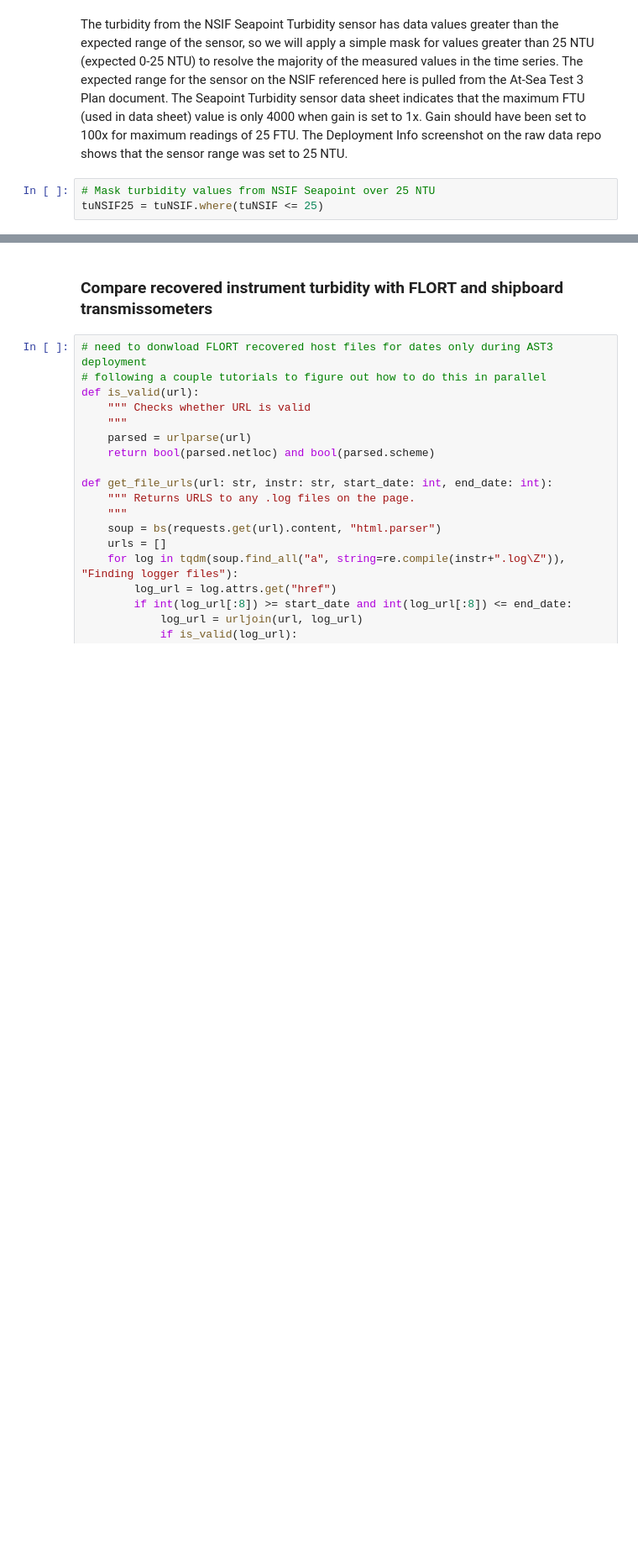
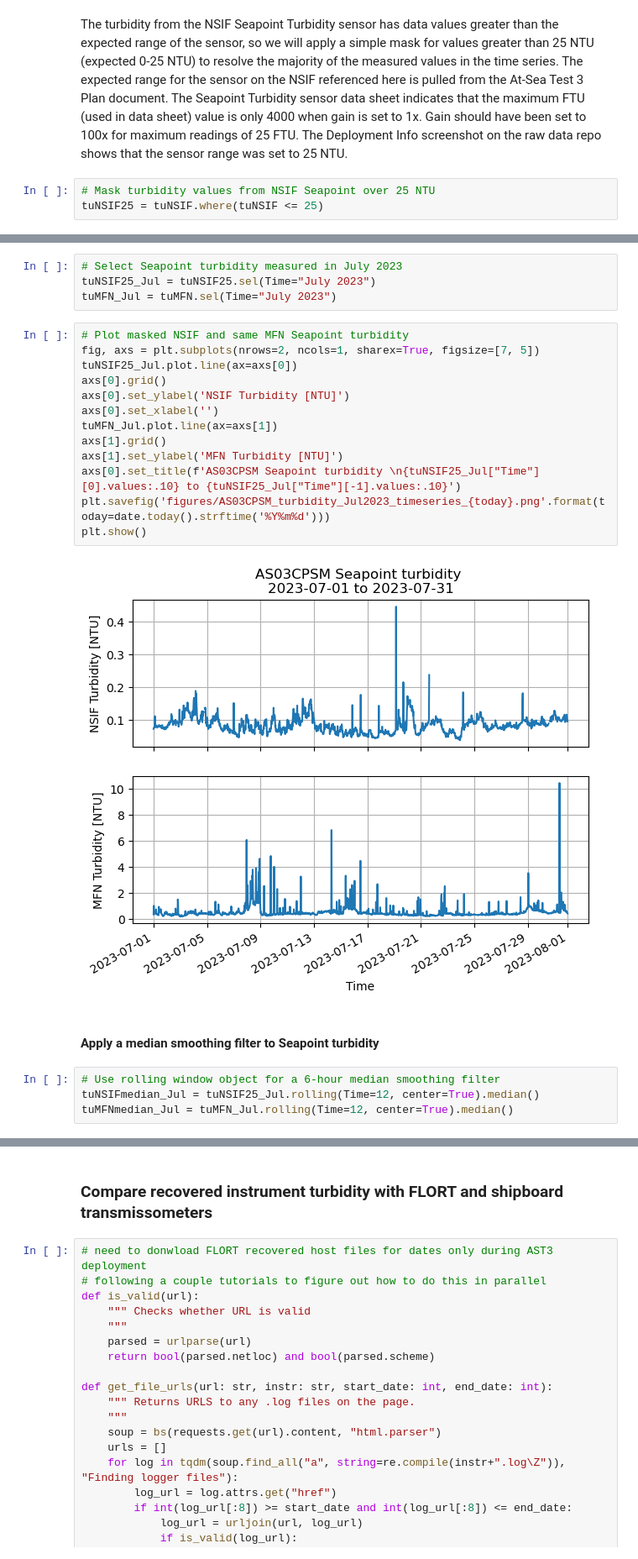
Before and after one commit to cooleyky/AST3, a Jupyter notebook: turbidity.ipynb, the cells around one changed output, grey strips where cells are left out. Shown at 84% size. Saved outputs shown, nothing was run; the diff lists cells and outputs as text; blank space fills up the shorter version.

```diff
--- a/turbidity.ipynb
+++ b/turbidity.ipynb
@@ -122,0 +128,25 @@ plt.show()
+# %%
+# Select Seapoint turbidity measured in July 2023
+tuNSIF25_Jul = tuNSIF25.sel(Time="July 2023")
+tuMFN_Jul = tuMFN.sel(Time="July 2023")
+# %%
+# Plot masked NSIF and same MFN Seapoint turbidity
+fig, axs = plt.subplots(nrows=2, ncols=1, sharex=True, figsize=[7, 5])
+tuNSIF25_Jul.plot.line(ax=axs[0])
+axs[0].grid()
+axs[0].set_ylabel('NSIF Turbidity [NTU]')
+axs[0].set_xlabel('')
+tuMFN_Jul.plot.line(ax=axs[1])
+axs[1].grid()
+axs[1].set_ylabel('MFN Turbidity [NTU]')
+axs[0].set_title(f'AS03CPSM Seapoint turbidity \n{tuNSIF25_Jul["Time"][0].values:.10} to {tuNSIF25_Jul["Time"][-1].values:.10}')
+plt.savefig('figures/AS03CPSM_turbidity_Jul2023_timeseries_{today}.png'.format(today=date.today().strftime('%Y%m%d')))
+plt.show()
+# %% [output]
+[figure, added]
+# %% [markdown]
+#### Apply a median smoothing filter to Seapoint turbidity
+# %%
+# Use rolling window object for a 6-hour median smoothing filter
+tuNSIFmedian_Jul = tuNSIF25_Jul.rolling(Time=12, center=True).median()
+tuMFNmedian_Jul = tuMFN_Jul.rolling(Time=12, center=True).median()
```
Also changed, not shown: parts of 3 cells of this notebook, 2 other files.
